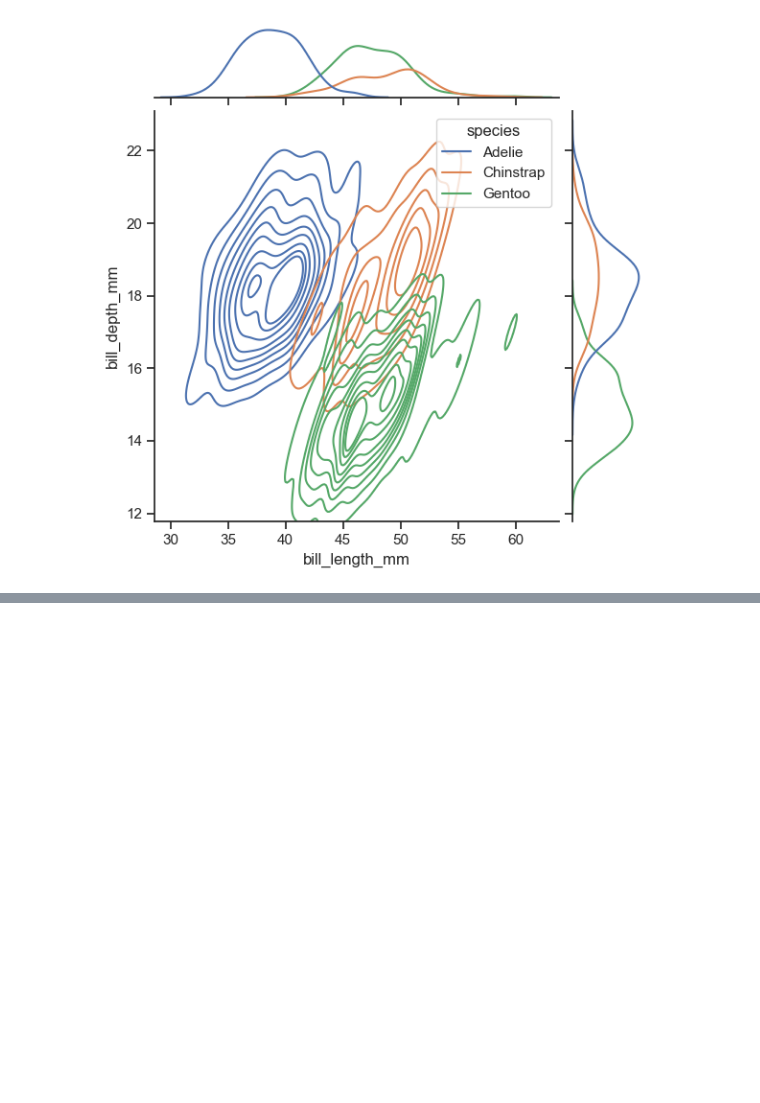
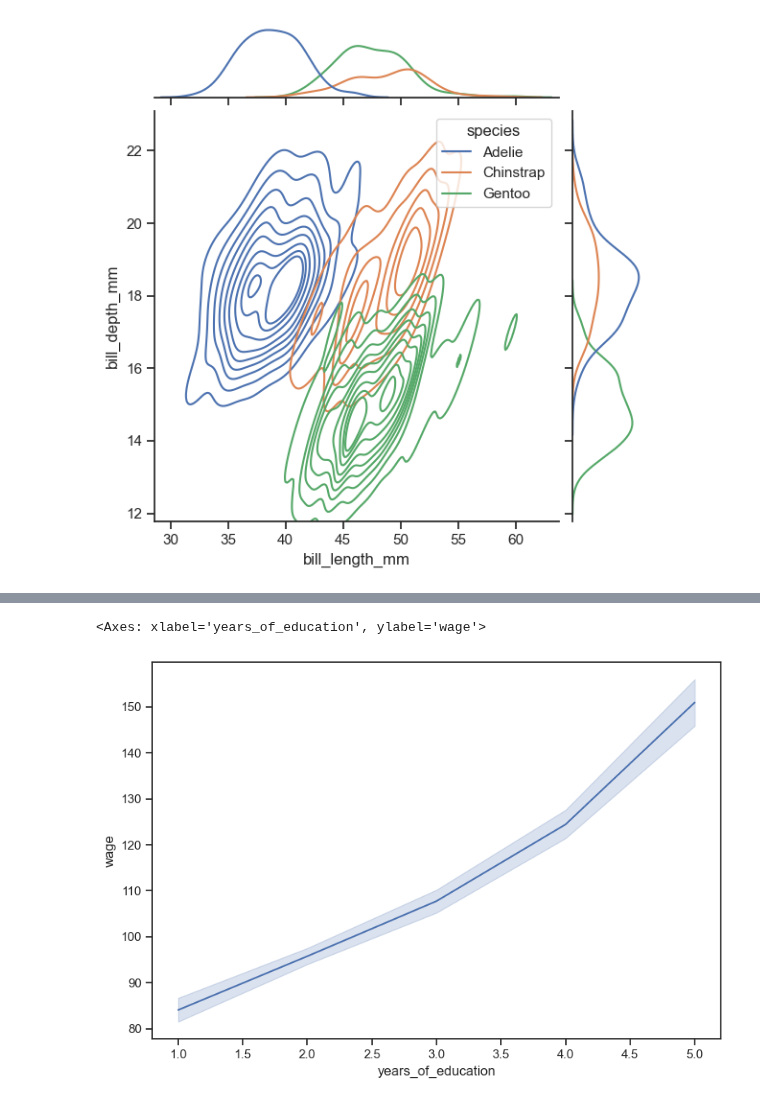
Before and after one commit to jarix/Python_Snippets, a Jupyter notebook: seaborn_101.ipynb, the cells around one changed output, grey strips where cells are left out. Saved outputs shown, nothing was run; the diff lists cells and outputs as text; code cells hidden in the pictures; blank space fills up the shorter version.

```diff
--- a/seaborn_101.ipynb
+++ b/seaborn_101.ipynb
@@ -33,0 +138,5 @@ g = sns.jointplot(
+# %%
+# Extract number from education string with a regular expression
+df["years_of_education"] = df["education"].str.extract(r'(\d+)').astype(int)
+print(df["years_of_education"].head())
+df["years_of_education"].describe()
@@ -33,0 +159,8 @@ g = sns.jointplot(
+# %%
+# Plot a line plot with Seaborn
+fig, ax = plt.subplots(1, 1, figsize=(9,6))
+
+sns.lineplot(x="years_of_education", y="wage", data=df)
+# %% [output]
+<Axes: xlabel='years_of_education', ylabel='wage'>
+[figure, added]
```
Also changed, not shown: parts of 11 cells of this notebook, 1 other file.
